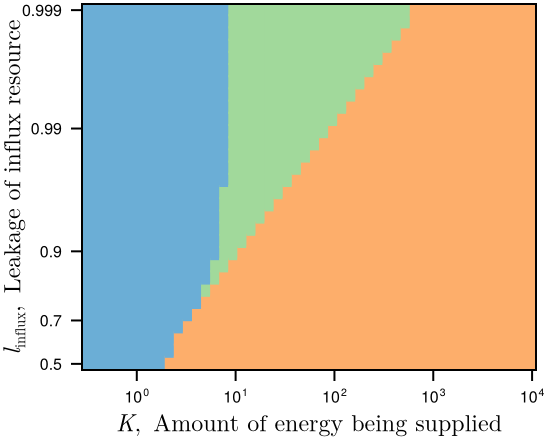
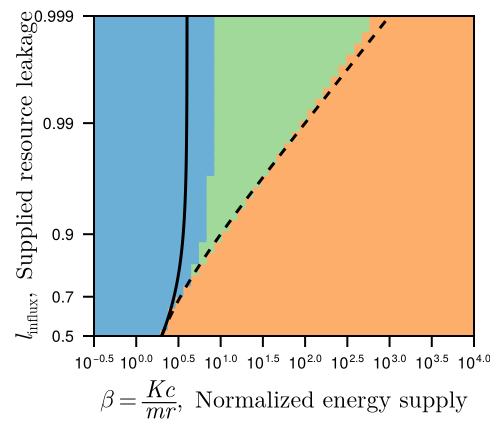
Unified diff of the notebook cell whose output changed from the first chart to the second:
--- before
+++ after
@@ -1,5 +1,9 @@
+plotlines = false
+
 fig = Figure(;
     size=(double_col_width * 0.4, (double_col_width / golden_ratio) * 0.52),
     figure_padding=(2., 5., 2., 2.),
+    size=(double_col_width * 0.36, (double_col_width / golden_ratio) * 0.52),
+    figure_padding=(8., 8., 8., 8.),
 )
 ax = Axis(fig[1,1];
@@ -11,13 +15,39 @@
 )
 
-heatmap!(ax, Ks, LeakageScale.ltox.(lis), dominant)
+leakxs = LeakageScale.ltox.(lis)
+heatmap!(ax, Ks, leakxs, dominant)
+
+if plotlines
+    p = 1.
+
+    thr_leakxs = range(extrema(leakxs)..., 1000)
+    thr_ls = LeakageScale.l.(thr_leakxs)
+
+    extline_Ks = MinimalModelV2.fr_ext_line_K.(thr_ls, 1., 1.)
+    instabline_Ks = MinimalModelV2.fr_cor1_instab_line_K.(thr_ls, 1., 1., p)
+
+    lines!(ax, extline_Ks, thr_leakxs;
+        color=:black,
+    )
+    lines!(ax, instabline_Ks, thr_leakxs;
+        color=:black,
+        linestyle=:dash,
+    )
+
+    xlims!(ax, extrema(Ks))
+    ylims!(ax, extrema(leakxs))
+end
+
 eps_ticks = [0.5, 0.3, 0.1, 0.01, 0.001]
 ax.yticks = (LeakageScale.etox.(eps_ticks), [(@sprintf "%.3g" (1-e)) for e in eps_ticks])
-ax.ylabel = L"l_\text{influx},\enspace\text{Leakage of influx resource}"
+# ax.ylabel = L"l_\text{influx},\enspace\text{Leakage of influx resource}"
+ax.ylabel = L"l_\text{influx},\enspace\text{Supplied resource leakage}"
 ax.xlabel = L"K,\enspace\text{Amount of energy being supplied}"
+# ax.xlabel = L"\beta=\frac{Kc}{mr},\enspace\text{Normalized energy supply}"
 
 ax.ylabelpadding = -3.
 
-Makie.save("../../figures/fig1/K_vs_l_pd.pdf", fig)
+Makie.save("../../figures/fig1_si/K_vs_l_pd.pdf", fig)
+# Makie.save("../../figures/fig1_si/K_vs_l_pd_for_poster.pdf", fig)
 
 fig

Commit: progress